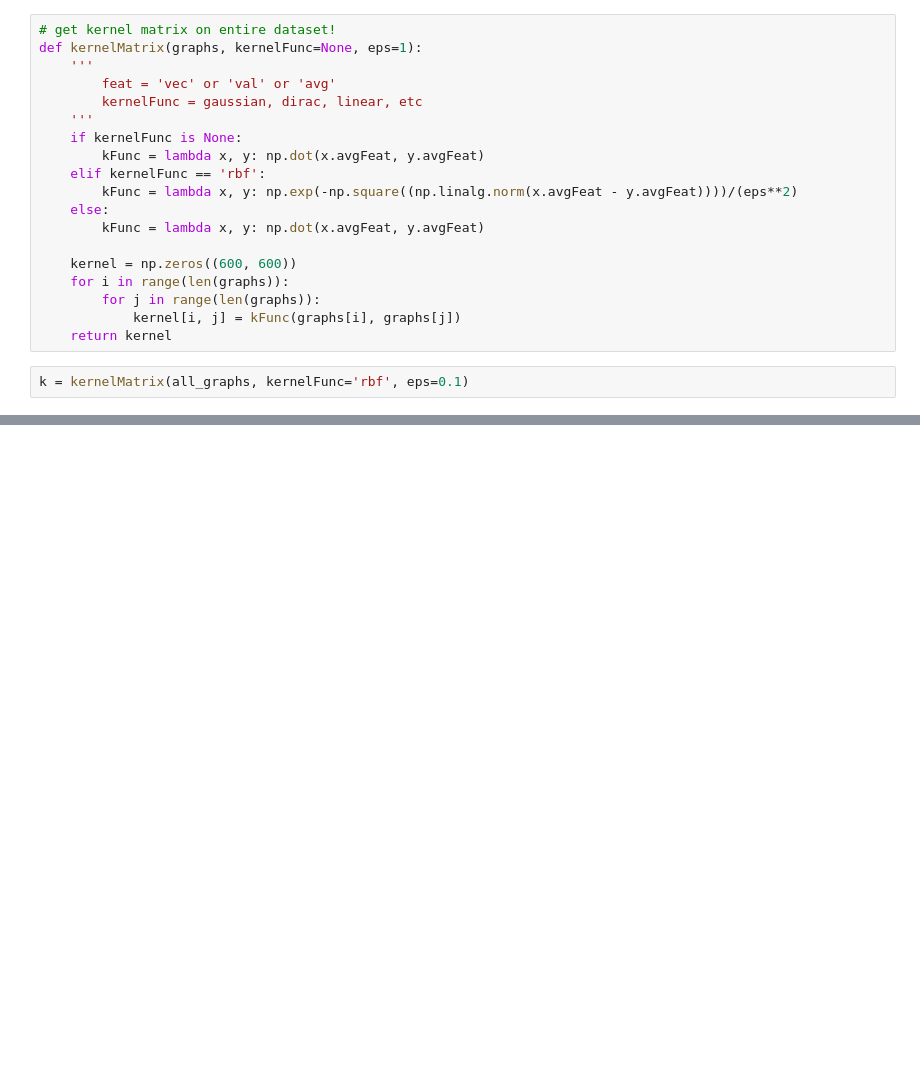
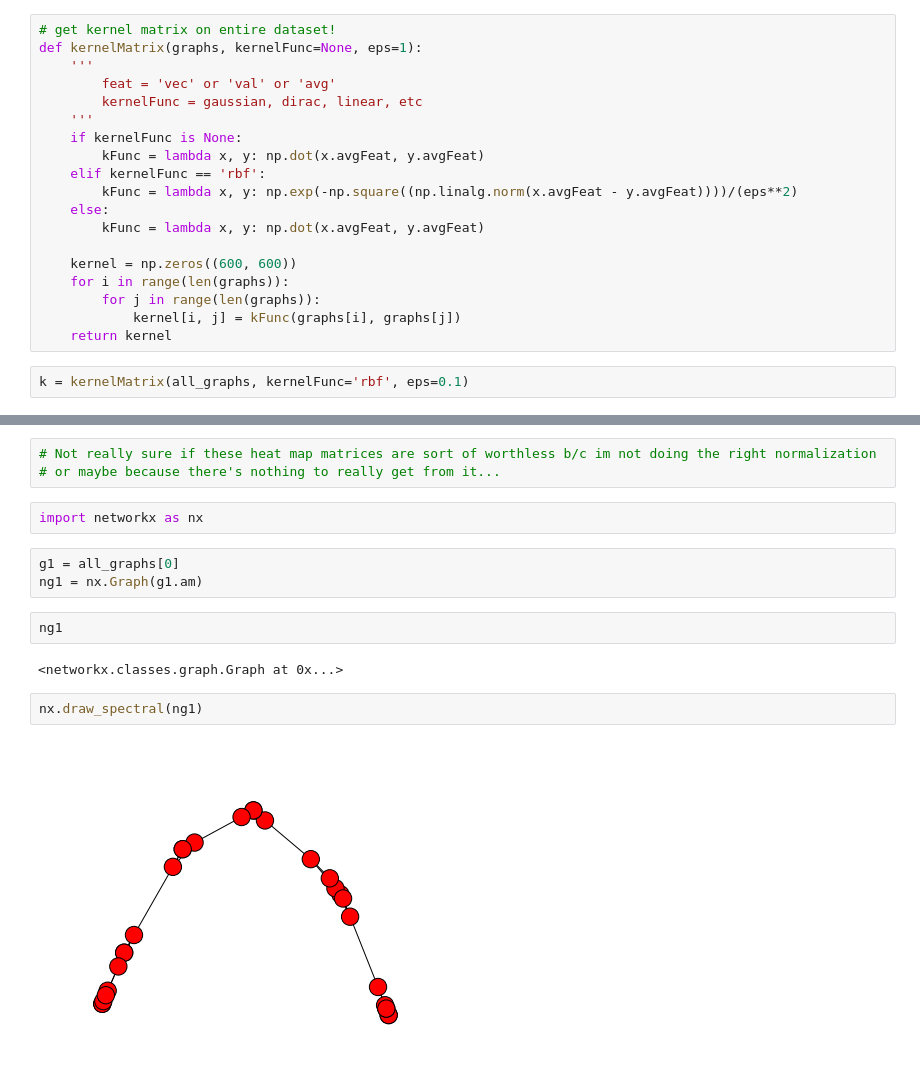
Before and after one commit to horacepan/enz-explore, a Jupyter notebook: EnzExplore.ipynb, the cells around one changed output, grey strips where cells are left out. Cells and saved outputs as stored; diff of their text form; blank space fills up the shorter version.

```diff
--- a/EnzExplore.ipynb
+++ b/EnzExplore.ipynb
@@ -191,0 +192,16 @@ plt.pcolor(normedK)
+# %%
+# Not really sure if these heat map matrices are sort of worthless b/c im not doing the right normalization
+# or maybe because there's nothing to really get from it...
+# %%
+import networkx as nx
+# %%
+g1 = all_graphs[0]
+ng1 = nx.Graph(g1.am)
+# %%
+ng1
+# %% [output]
+<networkx.classes.graph.Graph at 0x...>
+# %%
+nx.draw_spectral(ng1)
+# %% [output]
+[figure, added]
```
Also changed, not shown: parts of 10 cells of this notebook, 1 other file.
